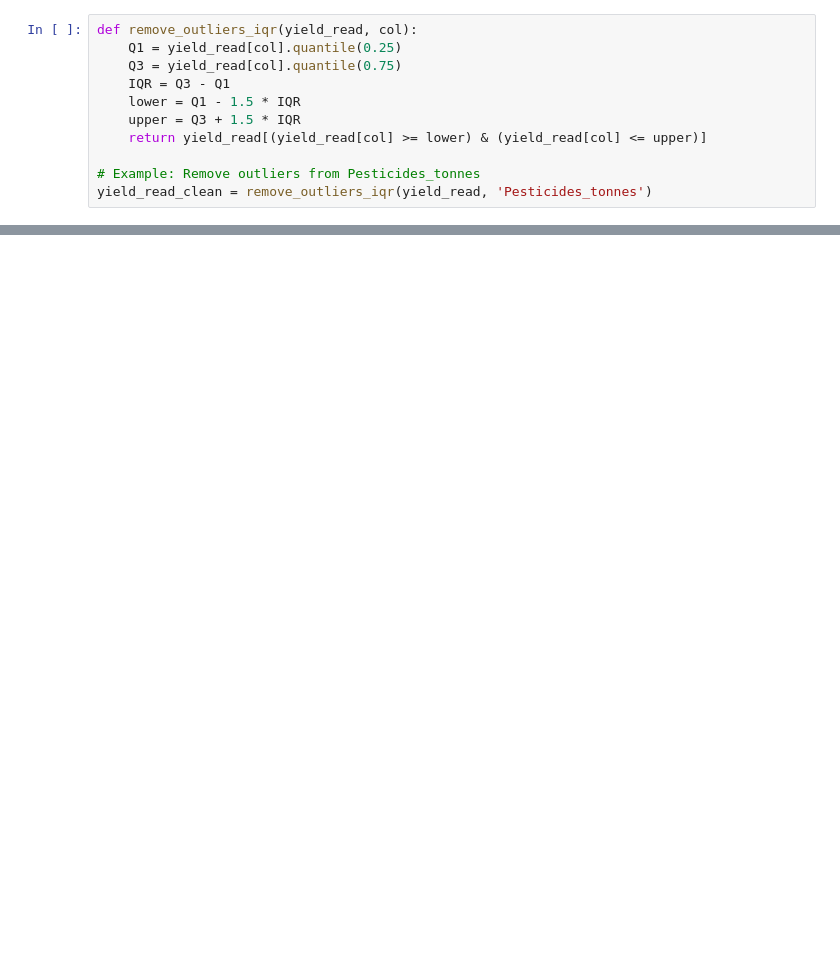
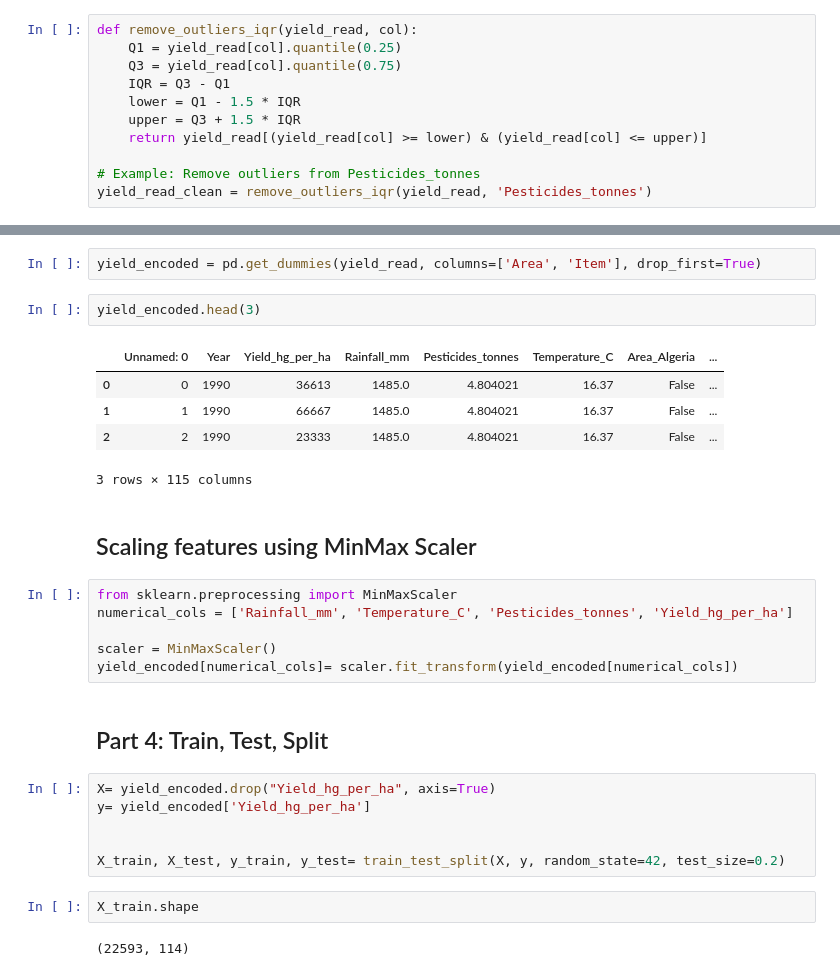
Before and after one commit to Bravinkindi9/Crop-yield-Prediction, a Jupyter notebook: model_train.ipynb, the cells around one changed output, grey strips where cells are left out. Saved outputs shown, nothing was run; the diff lists cells and outputs as text; blank space fills up the shorter version.

Commit message:
Updated model_train notebook

```diff
--- a/model_train.ipynb
+++ b/model_train.ipynb
@@ -282,0 +329,30 @@ yield_read_clean = remove_outliers_iqr(yield_read, 'Pesticides_tonnes')
+# %%
+yield_encoded = pd.get_dummies(yield_read, columns=['Area', 'Item'], drop_first=True)
+# %%
+yield_encoded.head(3)
+# %% [output]
+|  | Unnamed: 0 | Year | Yield_hg_per_ha | Rainfall_mm | Pesticides_tonnes | Temperature_C | Area_Algeria | ... |
+| 0 | 0 | 1990 | 36613 | 1485.0 | 4.804021 | 16.37 | False | ... |
+| 1 | 1 | 1990 | 66667 | 1485.0 | 4.804021 | 16.37 | False | ... |
+| 2 | 2 | 1990 | 23333 | 1485.0 | 4.804021 | 16.37 | False | ... |
+3 rows × 115 columns
+# %% [markdown]
+## Scaling features using MinMax Scaler
+# %%
+from sklearn.preprocessing import MinMaxScaler
+numerical_cols = ['Rainfall_mm', 'Temperature_C', 'Pesticides_tonnes', 'Yield_hg_per_ha']
+
+scaler = MinMaxScaler()
+yield_encoded[numerical_cols]= scaler.fit_transform(yield_encoded[numerical_cols])
+# %% [markdown]
+## Part 4: Train, Test, Split
+# %%
+X= yield_encoded.drop("Yield_hg_per_ha", axis=True)
+y= yield_encoded['Yield_hg_per_ha']
+
+
+X_train, X_test, y_train, y_test= train_test_split(X, y, random_state=42, test_size=0.2)
+# %%
+X_train.shape
+# %% [output]
+(22593, 114)
```
Also changed, not shown: parts of 26 cells of this notebook.
